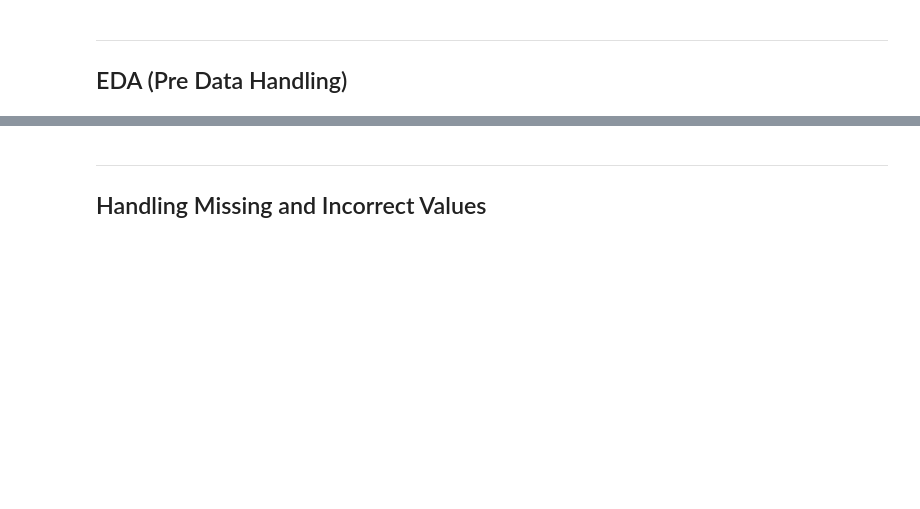
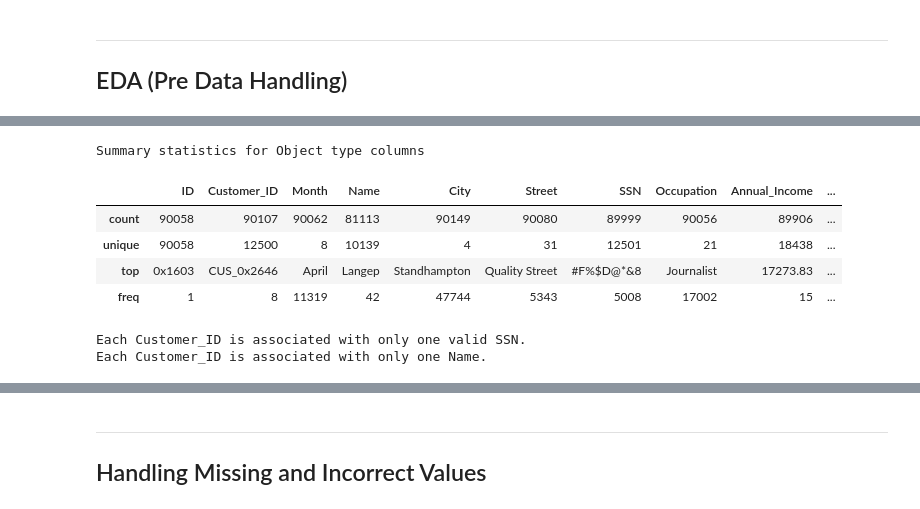
Before and after one commit to Chargent/Credit-Score-Prediction, a Jupyter notebook: main.ipynb, the cells around one changed output, grey strips where cells are left out. Saved outputs shown, nothing was run; the diff lists cells and outputs as text; code cells hidden in the pictures; blank space fills up the shorter version.

```diff
--- a/main.ipynb
+++ b/main.ipynb
@@ -37,0 +140,35 @@ raw_df
+# %%
+# Summary statistics for categorical columns
+print("\nSummary statistics for Object type columns")
+raw_df.describe(include='object')
+# %% [output]
+Summary statistics for Object type columns
+|  | ID | Customer_ID | Month | Name | City | Street | SSN | Occupation | Annual_Income | ... |
+| count | 90058 | 90107 | 90062 | 81113 | 90149 | 90080 | 89999 | 90056 | 89906 | ... |
+| unique | 90058 | 12500 | 8 | 10139 | 4 | 31 | 12501 | 21 | 18438 | ... |
+| top | 0x1603 | CUS_0x2646 | April | Langep | Standhampton | Quality Street | #F%$D@*&8 | Journalist | 17273.83 | ... |
+| freq | 1 | 8 | 11319 | 42 | 47744 | 5343 | 5008 | 17002 | 15 | ... |
+# %%
+# Filter out invalid SSN entries before counting unique SSNs per Customer_ID
+valid_ssn_df = raw_df[raw_df['SSN'] != "#F%$D@*&8"]
+
+# Group by 'Customer_ID' and count the unique valid SSN values and Names
+ssn_per_customer = valid_ssn_df.groupby('Customer_ID')['SSN'].nunique()
+name_per_customer = raw_df.groupby('Customer_ID')['Name'].nunique()
+
+# Check if any Customer_ID has more than one valid SSN
+if (ssn_per_customer > 1).any():
+    print("Some Customer_ID have more than one valid SSN:")
+    print(ssn_per_customer[ssn_per_customer > 1])
+else:
+    print("Each Customer_ID is associated with only one valid SSN.")
+
+# Check if any Customer_ID has more than one Name
+if (name_per_customer > 1).any():
+    print("Some Customer_ID have more than one Name:")
+    print(name_per_customer[name_per_customer > 1])
+else:
+    print("Each Customer_ID is associated with only one Name.")
+# %% [output]
+Each Customer_ID is associated with only one valid SSN.
+Each Customer_ID is associated with only one Name.
```
Also changed, not shown: parts of 16 cells of this notebook, 2 other files.
